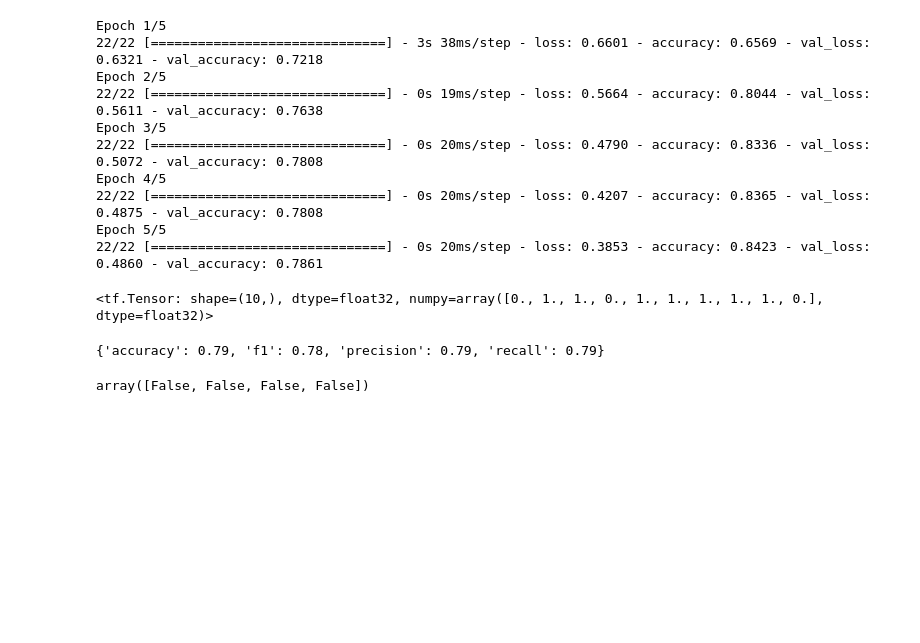
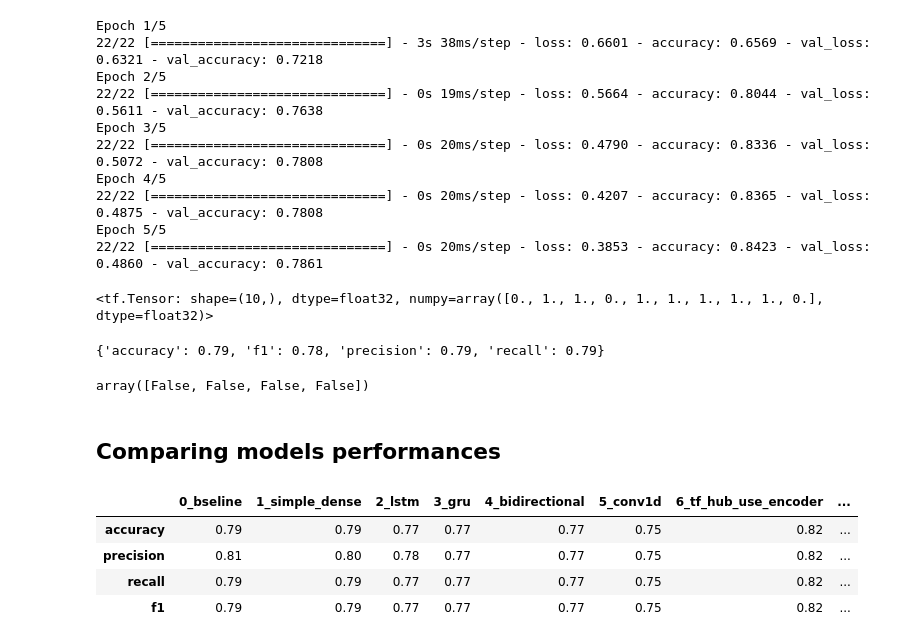
Before and after one commit to kaushikabhishek87/Tensorflow_projects, a Jupyter notebook: 08_NLP_tensorflow.ipynb, the cells around one changed output. Saved outputs shown, nothing was run; the diff lists cells and outputs as text; code cells hidden in the pictures; blank space fills up the shorter version.

```diff
--- a/08_NLP_tensorflow.ipynb
+++ b/08_NLP_tensorflow.ipynb
@@ -875,3 +875,22 @@ model_7_results
 np.array(list(model_7_results.values())) > np.array(list(baseline_results.values()))
 # %% [output]
 array([False, False, False, False])
+# %% [markdown]
+## Comparing models performances
+# %%
+import pandas as pd
+combined_results = pd.DataFrame({"0_bseline":baseline_results,
+                                "1_simple_dense":model_1_results,
+                                "2_lstm":model_2_results,
+                                "3_gru":model_3_results,
+                                "4_bidirectional":model_4_results,
+                                "5_conv1d":model_5_results,
+                                "6_tf_hub_use_encoder":model_6_results,
+                                "7_tf_hub_use_encoder_10_percent":model_7_results})
+combined_results.head()
+# %% [output]
+|  | 0_bseline | 1_simple_dense | 2_lstm | 3_gru | 4_bidirectional | 5_conv1d | 6_tf_hub_use_encoder | ... |
+| accuracy | 0.79 | 0.79 | 0.77 | 0.77 | 0.77 | 0.75 | 0.82 | ... |
+| precision | 0.81 | 0.80 | 0.78 | 0.77 | 0.77 | 0.75 | 0.82 | ... |
+| recall | 0.79 | 0.79 | 0.77 | 0.77 | 0.77 | 0.75 | 0.82 | ... |
+| f1 | 0.79 | 0.79 | 0.77 | 0.77 | 0.77 | 0.75 | 0.82 | ... |
```
Also changed, not shown: parts of 20 cells of this notebook.
